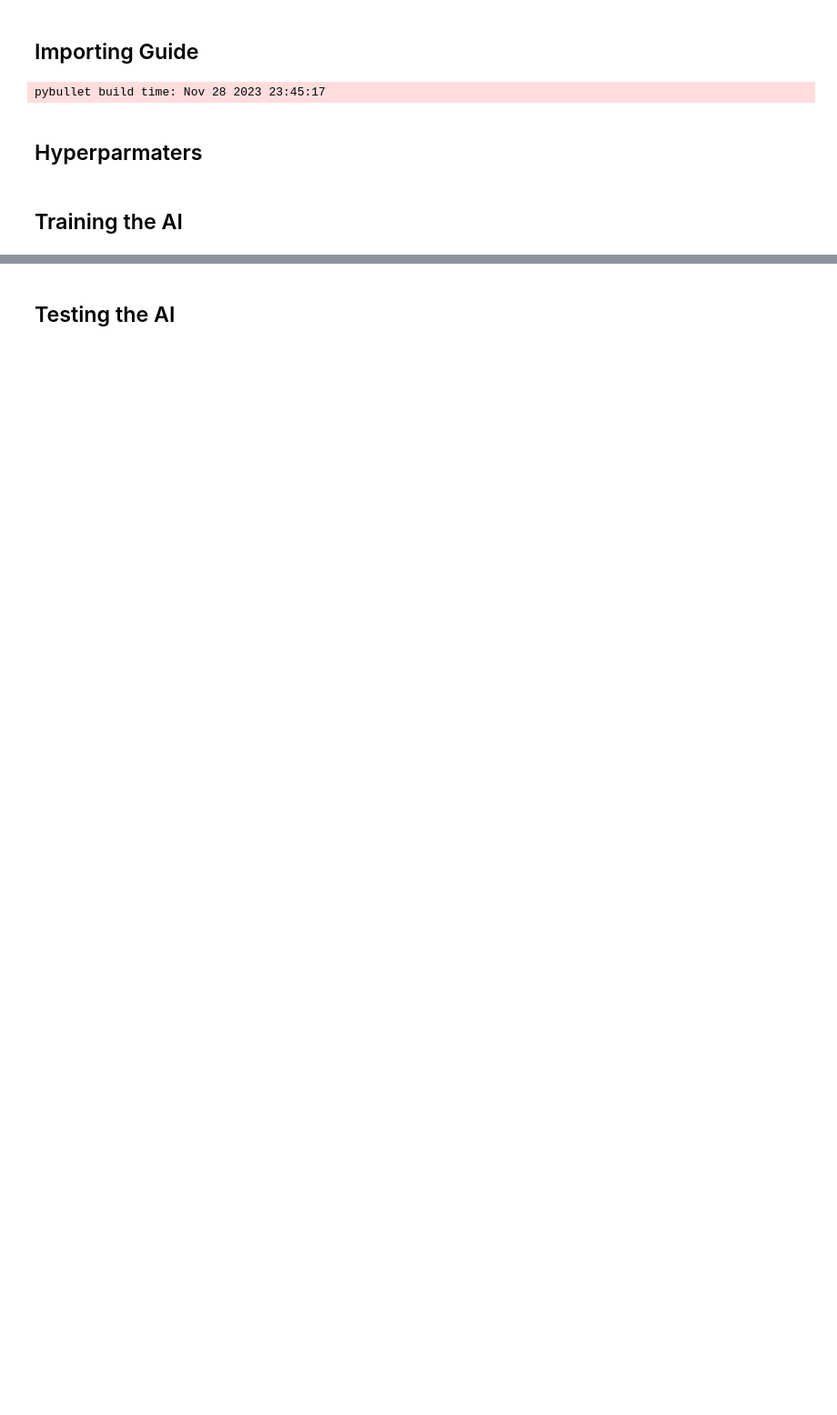
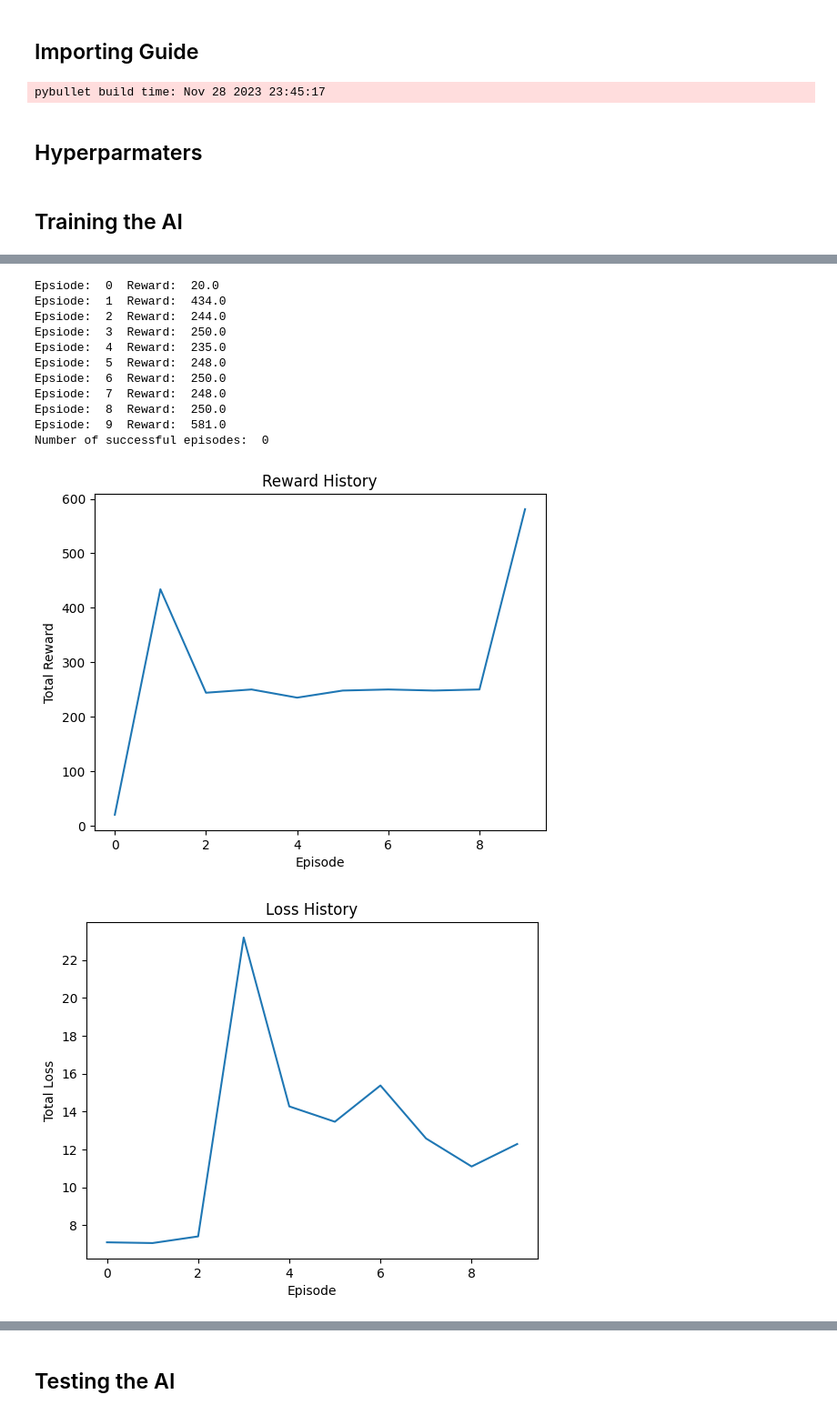
Before and after one commit to Ryan-JongBum-Kim/MarioAI, a Jupyter notebook: src/main.ipynb, the cells around one changed output, grey strips where cells are left out. Shown: that part at 91% size. Saved outputs shown, nothing was run; the diff lists cells and outputs as text; code cells hidden in the pictures; blank space fills up the shorter version.

Commit message:
added performance metrics

```diff
--- a/src/main.ipynb
+++ b/src/main.ipynb
@@ -24,10 +24,10 @@ pybullet build time: Nov 28 2023 23:45:17
 ## Hyperparmaters
 # %%
 DISPLAY = True                  # Sets the environment render mode to human or rgb_array
-EPISODES = 50000                # Number of episodes to train the AI on
+EPISODES = 10000                # Number of episodes to train the AI on
 MEM_SIZE = 100000               # Size of the memory in replay buffer
-REPLAY_START_SIZE = 5000        # Amount of samples to fill the replay buffer before training
-NETWORK_UPDATE_ITER = 5000      # Number of iterations before learning func updates the Q weights
+REPLAY_START_SIZE = 1000        # Amount of samples to fill the replay buffer before training
+NETWORK_UPDATE_ITER = 1000      # Number of iterations before learning func updates the Q weights
 
 MEM_RETAIN = 0.1                # Size of memory that cannot be overwritten (avoids catastrophic forgetting)
 BATCH_SIZE = 32                 # Size of random batches when sampling experiences
@@ -45,7 +45,13 @@ DQN_DIM2 = 512                  # Number of neurons in DQN's second hidden layer
 # Creating variables to store evaluation metrics
 episode_history = []
 episode_reward_history = []
+episode_loss_history = []
+episode_length_history = []
 episode_batch_score = 0
+episode_reward = 0
+episode_batch_loss = 0
+episode_length = 0
+successful_episodes = 0
 
 # Setting path for saving the model policy network
 save_path = os.path.join(os.getcwd(), "policy_network.pkl")
@@ -84,15 +90,58 @@ for episode in range(EPISODES):
         # Adding the experience to the memory and checking if we should train the model
         agent.memory.add(state, action, reward, state_, done)  # Adding experience to replay buffer
         if agent.memory.memory_count >= REPLAY_START_SIZE:
-            agent.learn()  # Updating Q-value weights of the neural network
+            episode_loss = agent.learn()  # Updating Q-value weights of the neural network
+            episode_batch_loss += episode_loss  # Updating batch loss
 
         state = state_  # Updating current state
         prev_info = info  # Updating previous info
 
-        # Saving model every batches of 100 episodes
-        if episode % 100 == 0 and agent.memory.memory_count > REPLAY_START_SIZE:
-            torch.save(agent.policy_network.state_dict(), save_path)
-            print("Average total reward per episode batch since episode ", episode, ": ", episode_batch_score/ float(100))
-            episode_batch_score = 0  # Resetting batch score for next batch
+        # Updating performance metrics
+        if info['flag_get'] == True:
+            successful_episodes += 1  # Updating successful episodes counter
+        episode_reward += reward  # Updating episode reward
+        episode_batch_score += reward  # Update episode score
+        episode_length += 1 # Updating episode length
+
+    # Appending episodes and rewards to the history for plotting
+    print("Epsiode: ", episode, " Reward: ", episode_reward)
+    episode_history.append(episode)
+    episode_reward_history.append(episode_reward)
+    episode_loss_history.append(episode_loss)
+    episode_length_history.append(episode_length)
+    episode_reward = 0  # Resetting episode reward
+    episode_length = 0  # Resetting episode length
+
+    # Saving model every batches of 100 episodes
+    if episode % 100 == 0 and agent.memory.memory_count > REPLAY_START_SIZE:
+        torch.save(agent.policy_network.state_dict(), save_path)
+        print("Average total reward per episode batch since episode ", episode, ": ", episode_batch_score/ float(100))
+        print("Average total loss per episode batch since episode ", episode, ": ", episode_batch_loss/ float(100))
+        episode_batch_score = 0  # Resetting batch score for next batch
+        episode_batch_loss = 0  # Resetting batch loss for next batch
+
+print("Number of successful episodes: ", successful_episodes)
+
+plt.figure()
+plt.plot(episode_history, episode_reward_history)
+plt.title('Reward History')
+plt.xlabel('Episode')
+plt.ylabel('Total Reward')
+plt.show()
+
+plt.figure()
+plt.plot(episode_history, episode_loss_history)
+plt.title('Loss History')
+plt.xlabel('Episode')
+plt.ylabel('Total Loss')
+plt.show()
+
+plt.figure()
+plt.plot(episode_history, episode_length_history)
+plt.title('Episode Length History')
+plt.xlabel('Episode')
+plt.ylabel('Total Length')
+plt.show()
 
 env.close()
+# %% [output]
@@ -98,0 +149,13 @@ env.close()
+Epsiode:  0  Reward:  20.0
+Epsiode:  1  Reward:  434.0
+Epsiode:  2  Reward:  244.0
+Epsiode:  3  Reward:  250.0
+Epsiode:  4  Reward:  235.0
+Epsiode:  5  Reward:  248.0
+Epsiode:  6  Reward:  250.0
+Epsiode:  7  Reward:  248.0
+Epsiode:  8  Reward:  250.0
+Epsiode:  9  Reward:  581.0
+Number of successful episodes:  0
+[figure, added]
+[figure, added]
```
Also changed, not shown: parts of 1 cell of this notebook, 2 other files.
